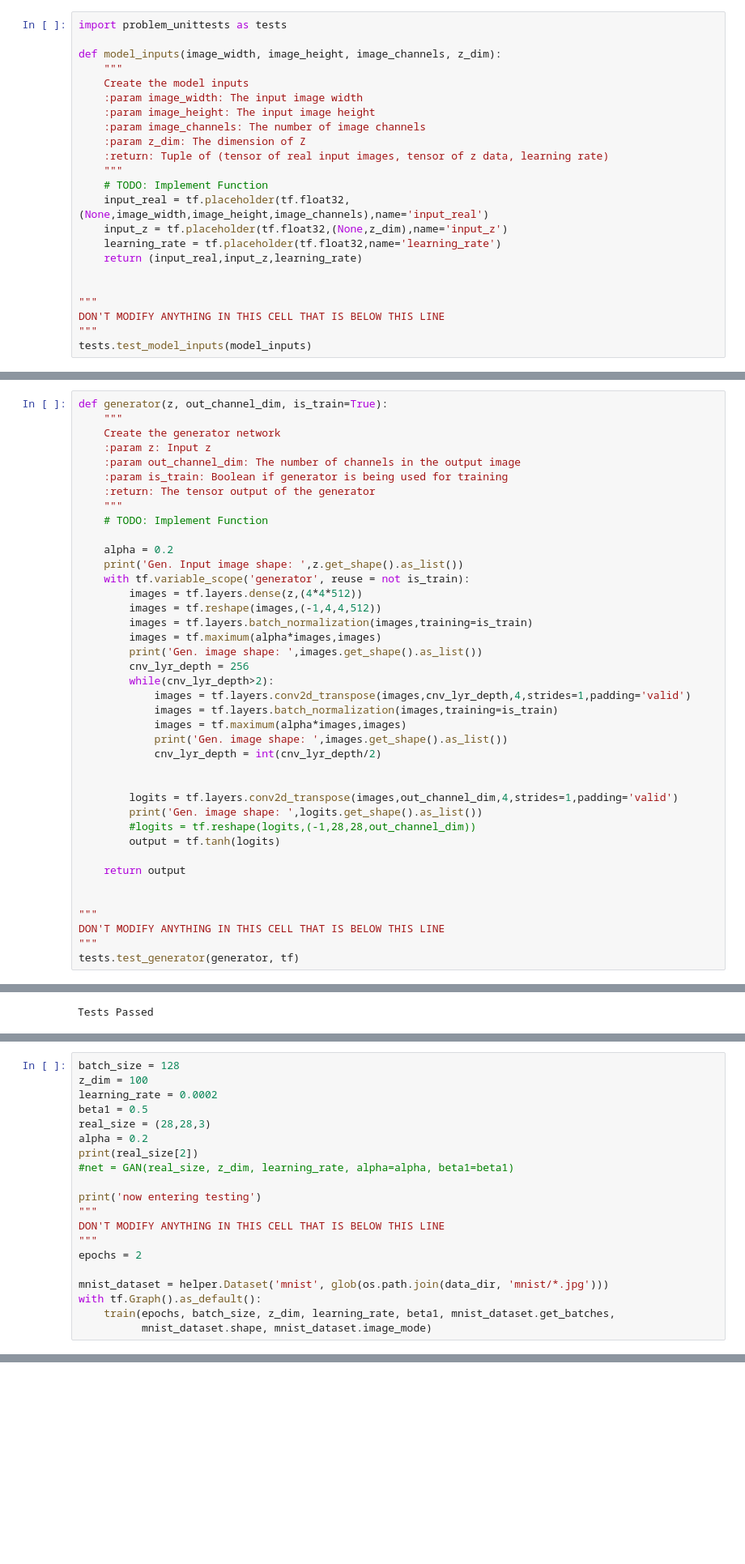
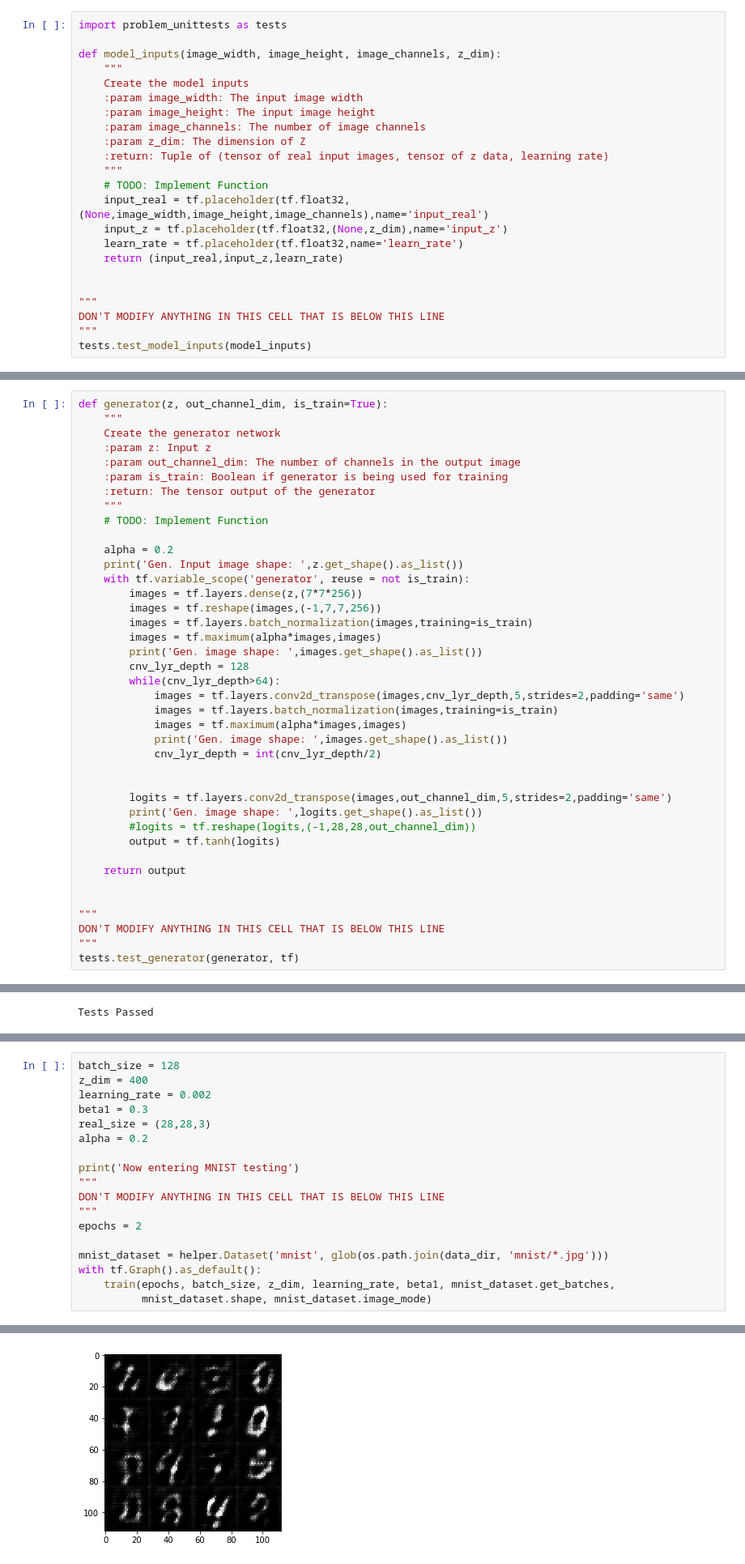
Before and after one commit to sdux/UDACITY_AI_FOUNDATIONS_DCGAN, a Jupyter notebook: dlnd_face_generation.ipynb, the cells around one changed output, grey strips where cells are left out. Shown at 81% size. Drawn from its saved outputs; the diff is of its cells as text; blank space fills up the shorter version.

```diff
--- a/dlnd_face_generation.ipynb
+++ b/dlnd_face_generation.ipynb
@@ -119,8 +120,8 @@ def model_inputs(image_width, image_height, image_channels, z_dim):
     # TODO: Implement Function
     input_real = tf.placeholder(tf.float32,(None,image_width,image_height,image_channels),name='input_real')
     input_z = tf.placeholder(tf.float32,(None,z_dim),name='input_z')
-    learning_rate = tf.placeholder(tf.float32,name='learning_rate')
-    return (input_real,input_z,learning_rate)
+    learn_rate = tf.placeholder(tf.float32,name='learn_rate')
+    return (input_real,input_z,learn_rate)
 
 
 """
@@ -192,21 +193,21 @@ def generator(z, out_channel_dim, is_train=True):
     alpha = 0.2
     print('Gen. Input image shape: ',z.get_shape().as_list())
     with tf.variable_scope('generator', reuse = not is_train):
-        images = tf.layers.dense(z,(4*4*512))
-        images = tf.reshape(images,(-1,4,4,512))
+        images = tf.layers.dense(z,(7*7*256))
+        images = tf.reshape(images,(-1,7,7,256))
         images = tf.layers.batch_normalization(images,training=is_train)
         images = tf.maximum(alpha*images,images)
         print('Gen. image shape: ',images.get_shape().as_list())
-        cnv_lyr_depth = 256
-        while(cnv_lyr_depth>2):
-            images = tf.layers.conv2d_transpose(images,cnv_lyr_depth,4,strides=1,padding='valid')
+        cnv_lyr_depth = 128
+        while(cnv_lyr_depth>64):
+            images = tf.layers.conv2d_transpose(images,cnv_lyr_depth,5,strides=2,padding='same')
             images = tf.layers.batch_normalization(images,training=is_train)
             images = tf.maximum(alpha*images,images)
             print('Gen. image shape: ',images.get_shape().as_list())
             cnv_lyr_depth = int(cnv_lyr_depth/2)
 
 
-        logits = tf.layers.conv2d_transpose(images,out_channel_dim,4,strides=1,padding='valid')
+        logits = tf.layers.conv2d_transpose(images,out_channel_dim,5,strides=2,padding='same')
         print('Gen. image shape: ',logits.get_shape().as_list())
         #logits = tf.reshape(logits,(-1,28,28,out_channel_dim))
         output = tf.tanh(logits)
@@ -430,15 +427,13 @@ def train(epoch_count, batch_size, z_dim, learning_rate, beta1, get_batches, dat
 Test your GANs architecture on MNIST.  After 2 epochs, the GANs should be able to generate images that look like handwritten digits.  Make sure the loss of the generator is lower than the loss of the discriminator or close to 0.
 # %%
 batch_size = 128
-z_dim = 100
-learning_rate = 0.0002
-beta1 = 0.5
+z_dim = 400
+learning_rate = 0.002
+beta1 = 0.3
 real_size = (28,28,3)
 alpha = 0.2
-print(real_size[2])
-#net = GAN(real_size, z_dim, learning_rate, alpha=alpha, beta1=beta1)
 
-print('now entering testing')
+print('Now entering MNIST testing')
 """
 DON'T MODIFY ANYTHING IN THIS CELL THAT IS BELOW THIS LINE
 """
@@ -469,0 +464 @@ Disc. image shape:  [None, 4, 4, 256]
+[figure, added]
```
Also changed, not shown: parts of 8 cells of this notebook.
